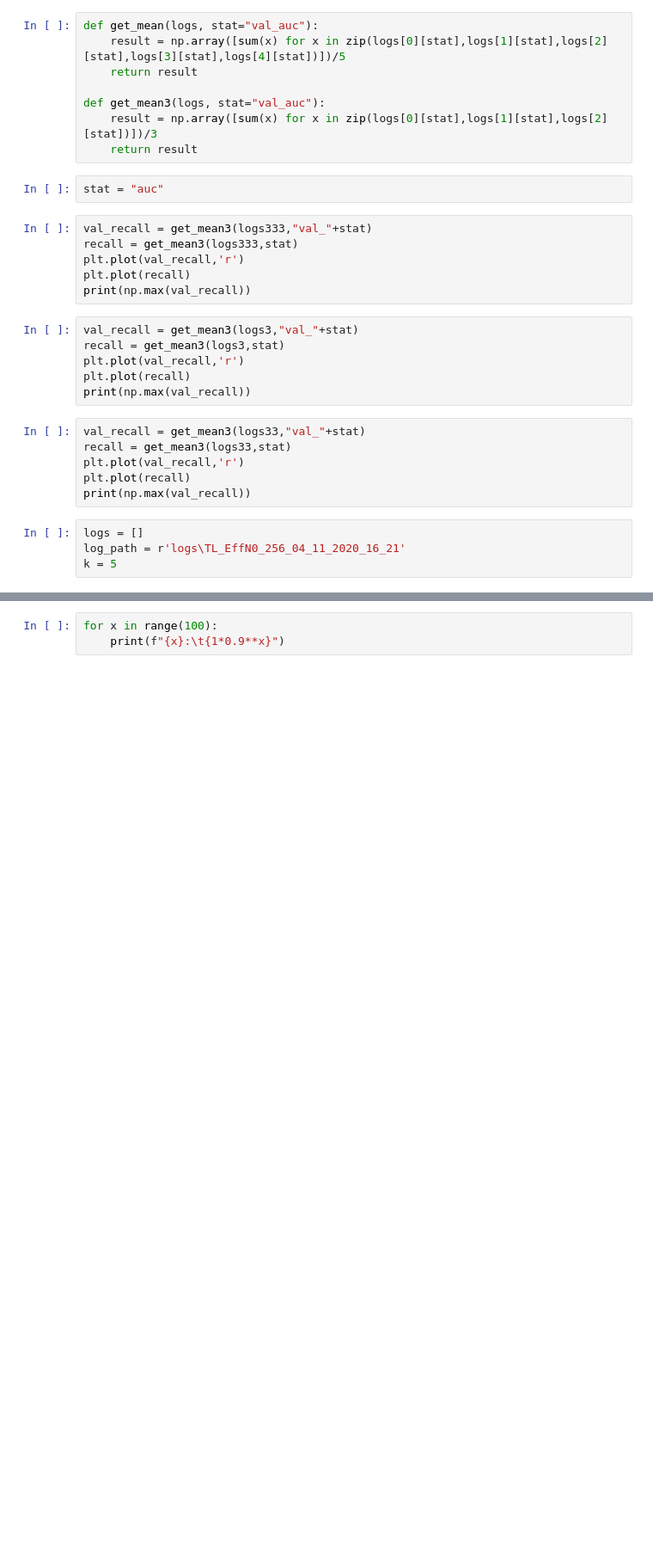
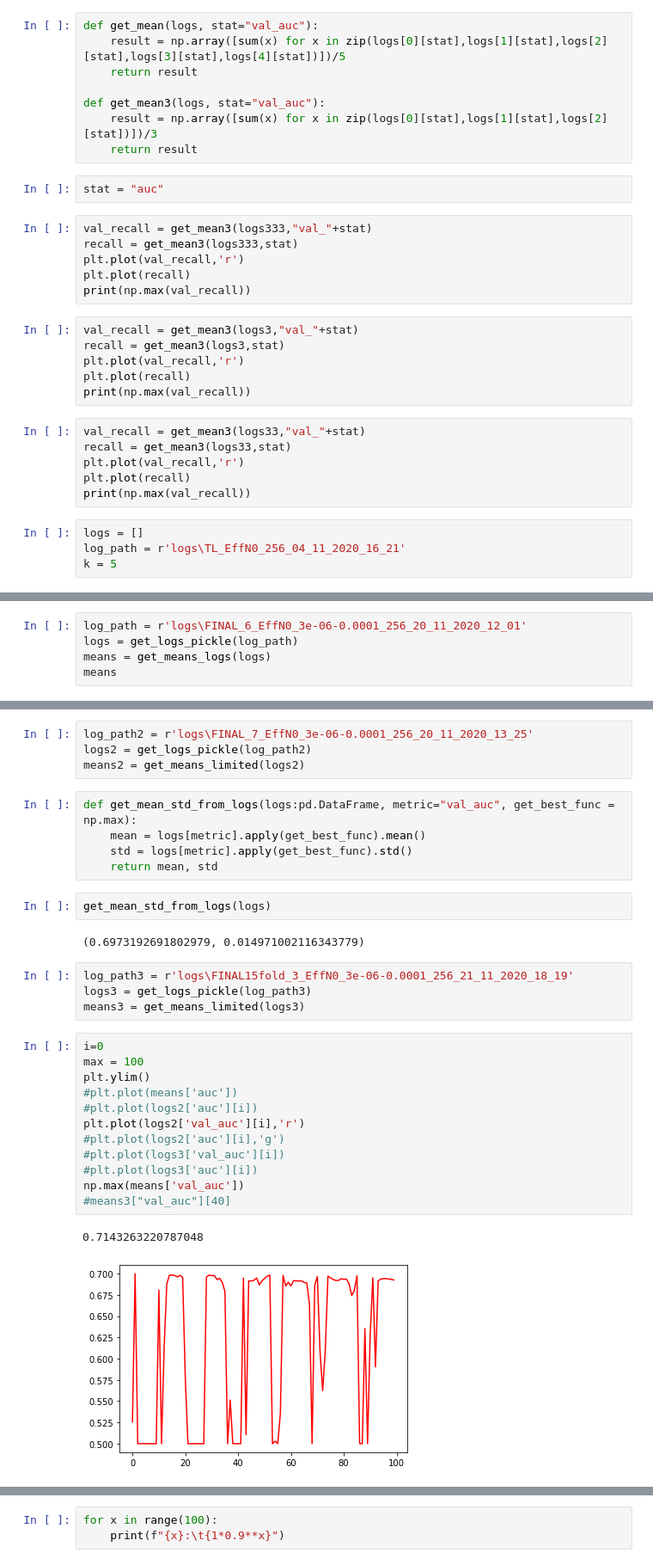
Before and after one commit to KornelBl/Melanoma-Classificator, a Jupyter notebook: analysis.ipynb, the cells around one changed output, grey strips where cells are left out. Shown at 86% size. Saved outputs shown, nothing was run; the diff lists cells and outputs as text; blank space fills up the shorter version.

```diff
--- a/analysis.ipynb
+++ b/analysis.ipynb
@@ -84,0 +54,5 @@ plt.plot(means2['val_auc'][:-2])
+# %%
+log_path = r'logs\FINAL_6_EffN0_3e-06-0.0001_256_20_11_2020_12_01'
+logs = get_logs_pickle(log_path)
+means = get_means_logs(logs)
+means
@@ -84,0 +77,32 @@ plt.plot(means2['val_auc'][:-2])
+# %%
+log_path2 = r'logs\FINAL_7_EffN0_3e-06-0.0001_256_20_11_2020_13_25'
+logs2 = get_logs_pickle(log_path2)
+means2 = get_means_limited(logs2)
+# %%
+def get_mean_std_from_logs(logs:pd.DataFrame, metric="val_auc", get_best_func = np.max):
+    mean = logs[metric].apply(get_best_func).mean()
+    std = logs[metric].apply(get_best_func).std()
+    return mean, std
+# %%
+get_mean_std_from_logs(logs)
+# %% [output]
+(0.6973192691802979, 0.014971002116343779)
+# %%
+log_path3 = r'logs\FINAL15fold_3_EffN0_3e-06-0.0001_256_21_11_2020_18_19'
+logs3 = get_logs_pickle(log_path3)
+means3 = get_means_limited(logs3)
+# %%
+i=0
+max = 100
+plt.ylim()
+#plt.plot(means['auc'])
+#plt.plot(logs2['auc'][i])
+plt.plot(logs2['val_auc'][i],'r')
+#plt.plot(logs2['auc'][i],'g')
+#plt.plot(logs3['val_auc'][i])
+#plt.plot(logs3['auc'][i])
+np.max(means['val_auc'])
+#means3["val_auc"][40]
+# %% [output]
+0.7143263220787048
+[figure, added]
```
Also changed, not shown: parts of 18 cells of this notebook, 8 other files.
